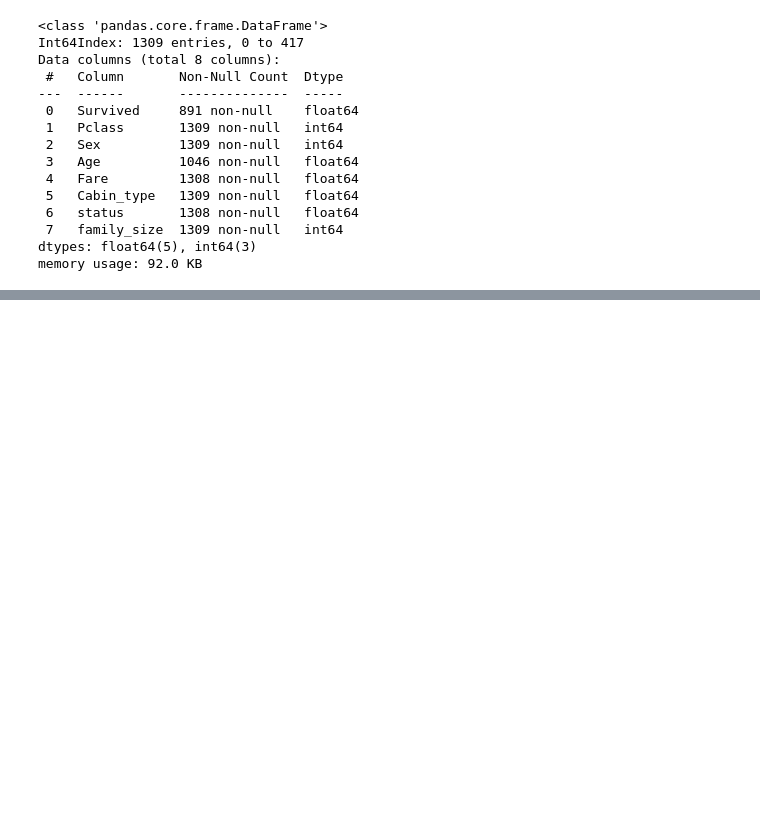
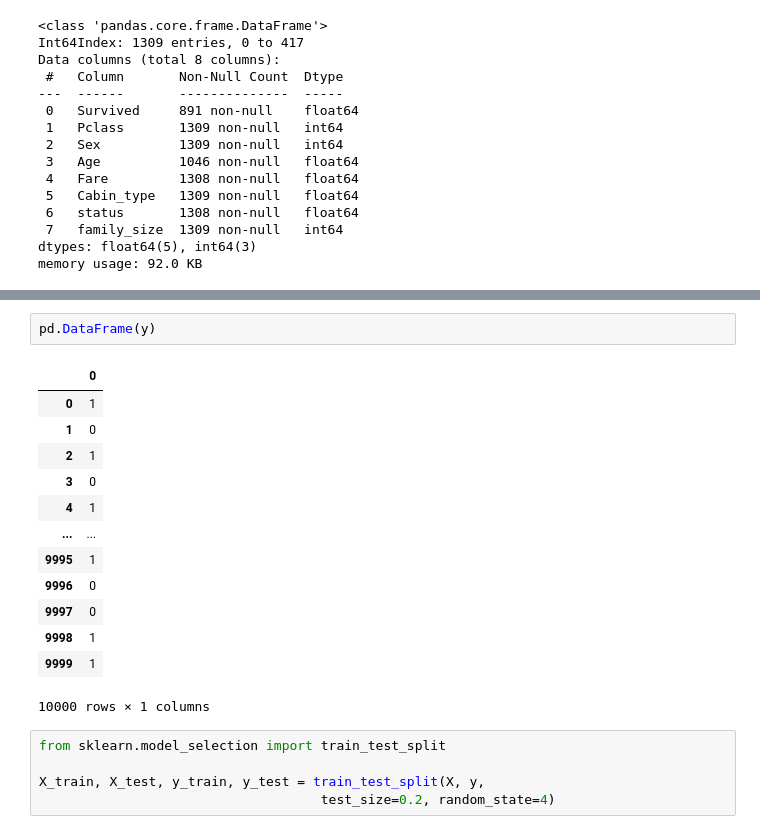
Before and after one commit to KOBeerose/Data-Science-Cell-Training, a Jupyter notebook: 6-Intro to Machine Learning/ML basics.ipynb, the cells around one changed output, grey strips where cells are left out. Drawn from its saved outputs; the diff is of its cells as text; blank space fills up the shorter version.

```diff
--- a/6-Intro to Machine Learning/ML basics.ipynb
+++ b/6-Intro to Machine Learning/ML basics.ipynb
@@ -607,0 +629,21 @@ the accuracy of SVM is: 68.35%
+# %%
+pd.DataFrame(y)
+# %% [output]
+|  | 0 |
+| 0 | 1 |
+| 1 | 0 |
+| 2 | 1 |
+| 3 | 0 |
+| 4 | 1 |
+| ... | ... |
+| 9995 | 1 |
+| 9996 | 0 |
+| 9997 | 0 |
+| 9998 | 1 |
+| 9999 | 1 |
+10000 rows × 1 columns
+# %%
+from sklearn.model_selection import train_test_split
+
+X_train, X_test, y_train, y_test = train_test_split(X, y,
+                                    test_size=0.2, random_state=4)
```
Also changed, not shown: parts of 66 cells of this notebook.
